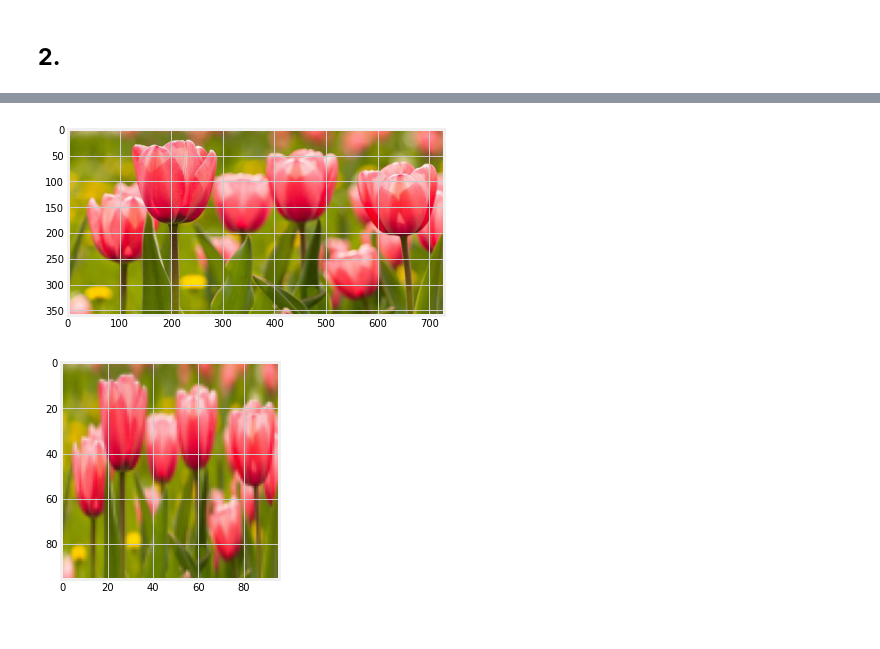
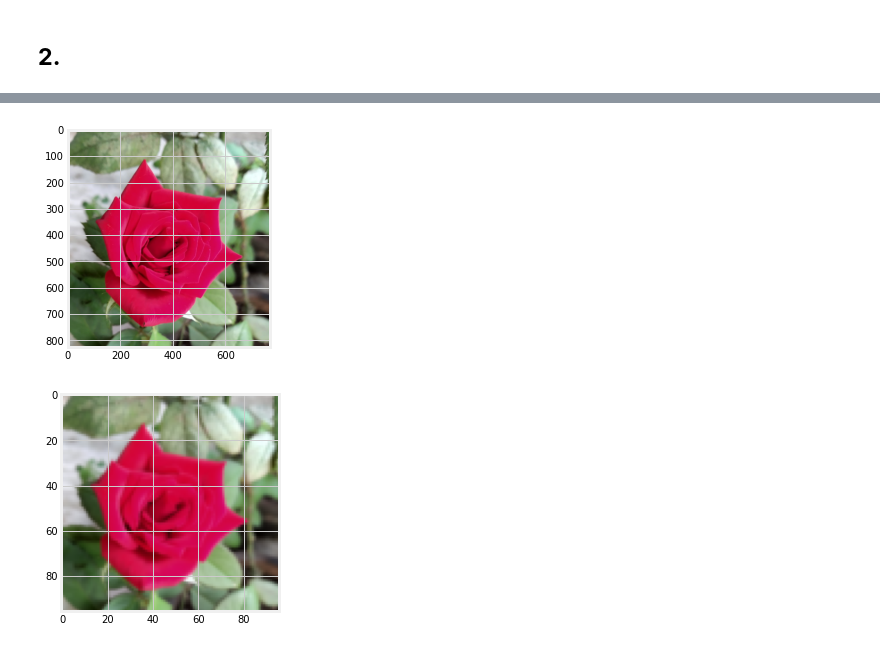
Before and after one commit to soumyavemuri/ML, a Jupyter notebook: FlowerRecognition/FlowerRecognition.ipynb, the cells around one changed output, grey strips where cells are left out. Drawn from its saved outputs; the diff is of its cells as text; code cells hidden in the pictures.

```diff
--- a/FlowerRecognition/FlowerRecognition.ipynb
+++ b/FlowerRecognition/FlowerRecognition.ipynb
@@ -235,15 +243,15 @@ Saving tulip.jpg to tulip.jpg
 # %%
-new_image = plt.imread('tulip.jpg')
+new_image = plt.imread('rose.png')
 img = plt.imshow(new_image) #display image
 # %% [output]
-[figure, old version]
+[figure, new version]
 # %%
 #resize the image
 from skimage.transform import resize
 resized_image = resize(new_image, (96,96,3))
 img = plt.imshow(resized_image) #display resized image
 # %% [output]
-[figure, old version]
+[figure, new version]
 # %%
 predict1 = model.predict(np.array([resized_image]))
 #Show the predictions
```
Also changed, not shown: parts of 31 cells of this notebook.
